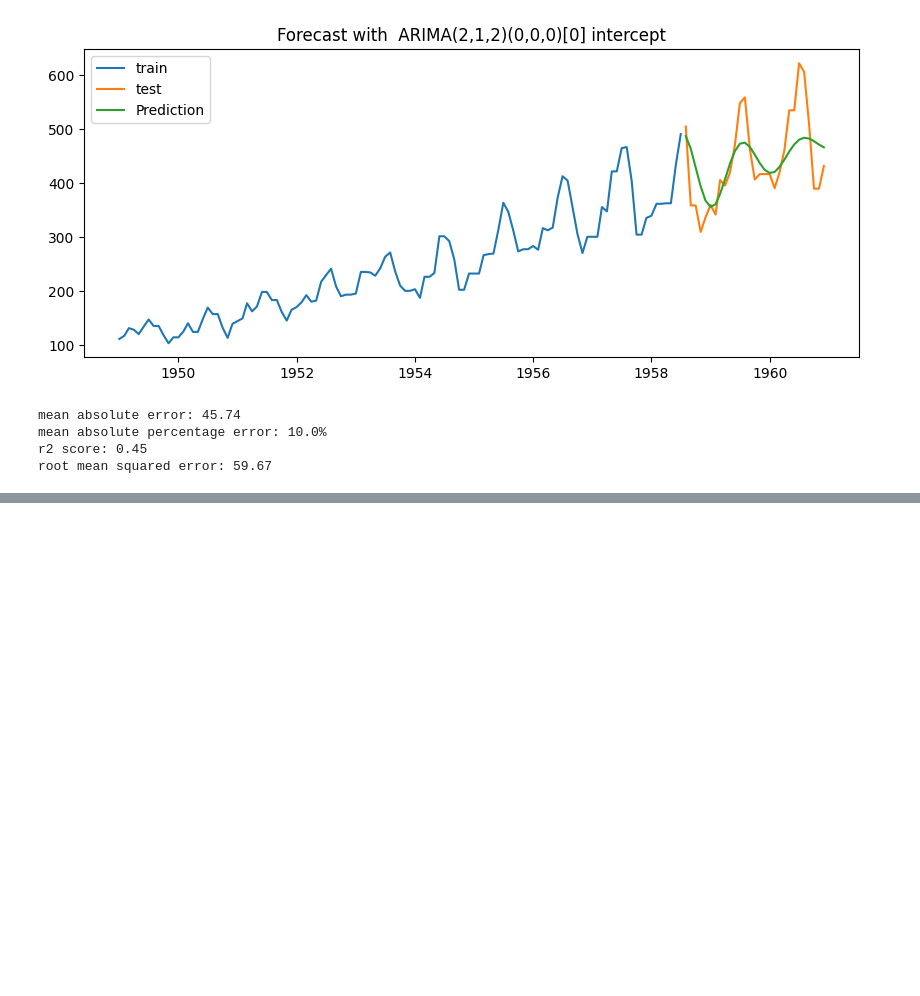
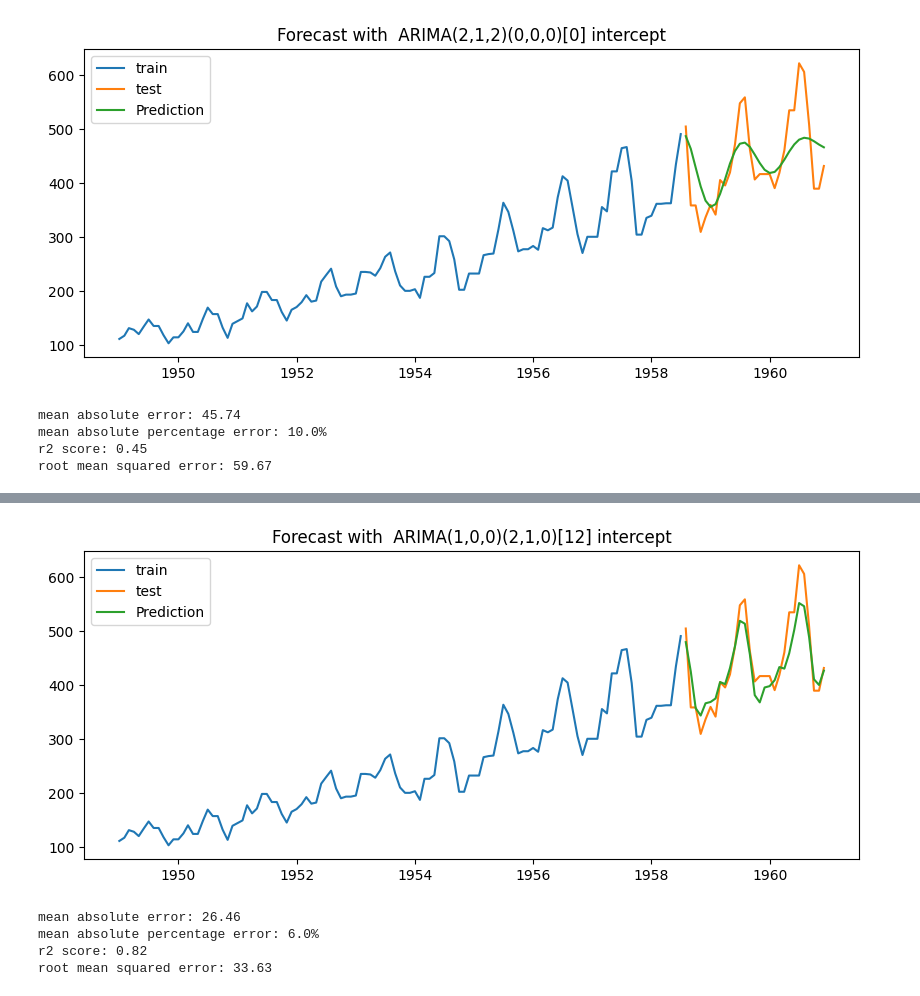
Before and after one commit to iamblack08/Air-passenger-prediction, a Jupyter notebook: sarimax.ipynb, the cells around one changed output, grey strips where cells are left out. Drawn from its saved outputs; the diff is of its cells as text; code cells hidden in the pictures; blank space fills up the shorter version.

```diff
--- a/sarimax.ipynb
+++ b/sarimax.ipynb
@@ -162,0 +198,10 @@ root mean squared error: 39.26
+# %%
+sarimax_pred= sarimax.predict(len(test), x= exog_test)
+# %%
+model_evaluator(train['#Passengers'].ffill(), test['#Passengers'].ffill(),sarimax_pred, sarimax)
+# %% [output]
+[figure, added]
+mean absolute error: 26.46
+mean absolute percentage error: 6.0%
+r2 score: 0.82
+root mean squared error: 33.63
```
Also changed, not shown: parts of 10 cells of this notebook.
